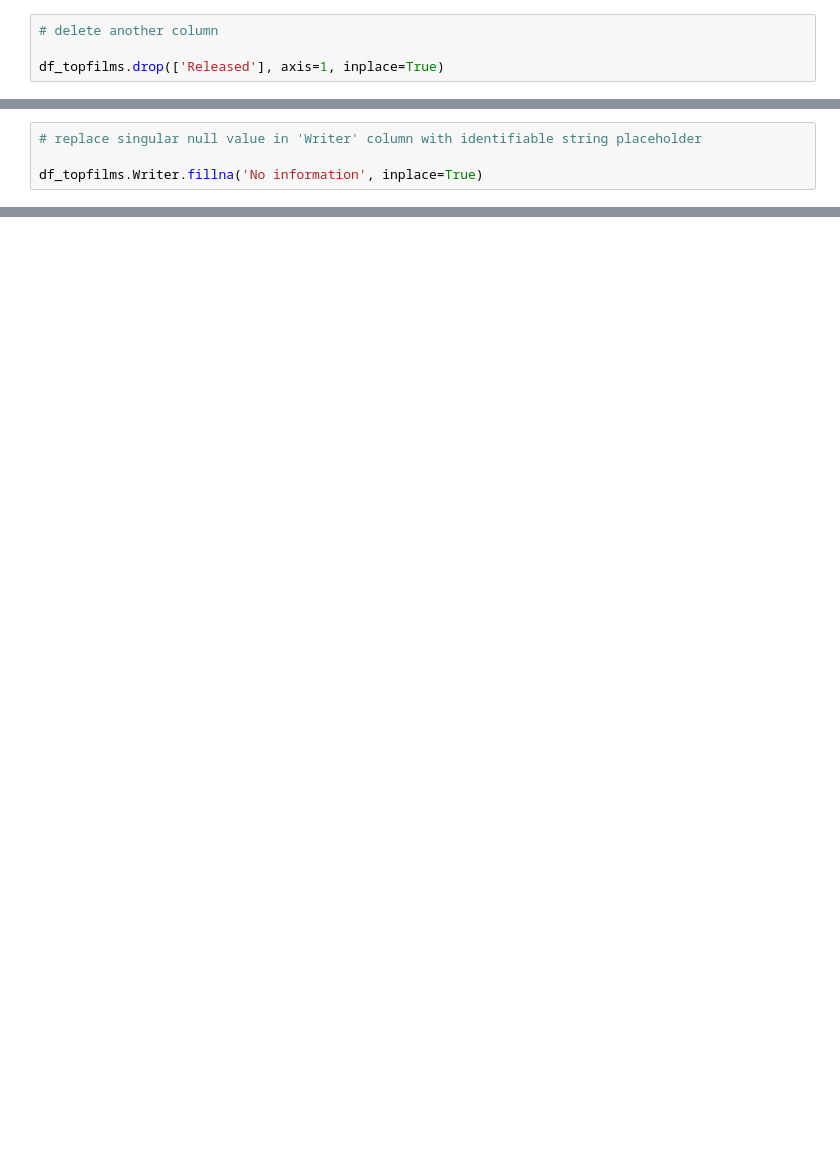
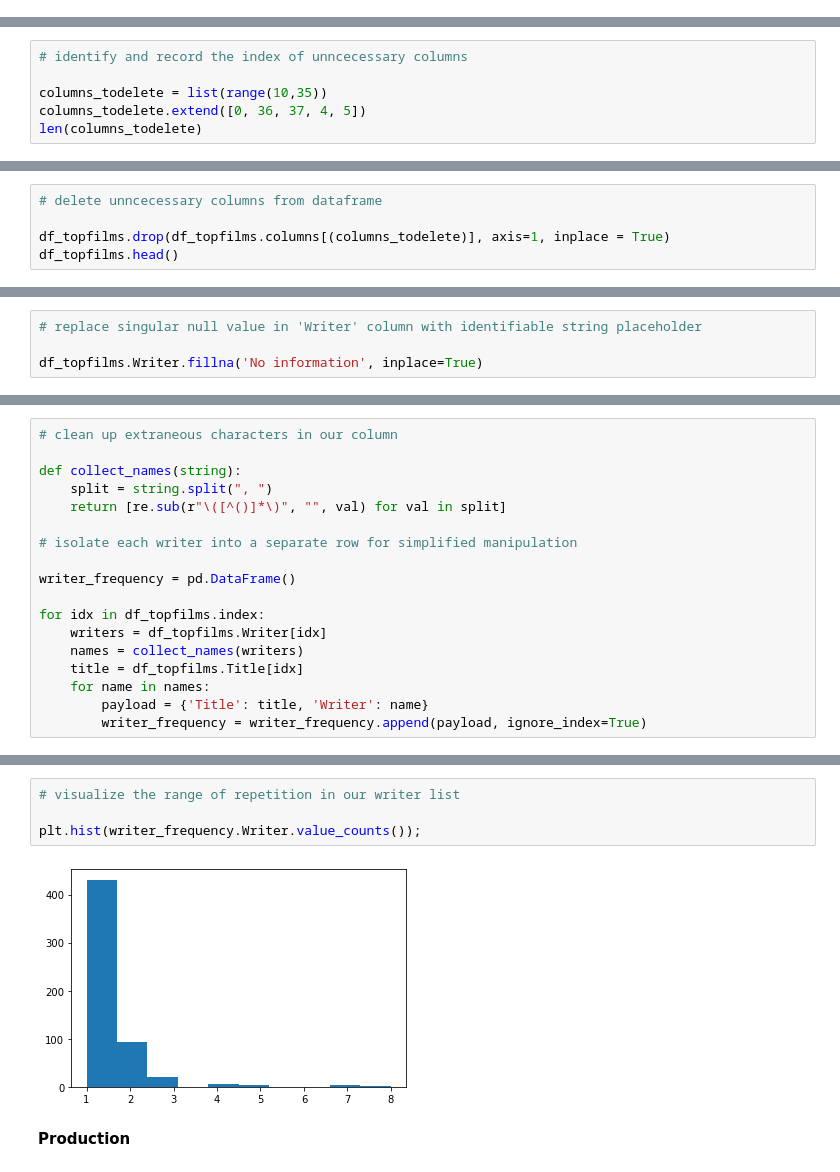
Before and after one commit to sierrafromcalifornia/Film-Analysis-Project, a Jupyter notebook: dsc-film-analysis-project.ipynb, the cells around one changed output, grey strips where cells are left out. Saved outputs shown, nothing was run; the diff lists cells and outputs as text; blank space fills up the shorter version.

Commit message:
Update visualizations and accompanying text

```diff
--- a/dsc-film-analysis-project.ipynb
+++ b/dsc-film-analysis-project.ipynb
@@ -269,4 +108,0 @@ Name: Writer, dtype: bool
-# %%
-# delete another column
-
-df_topfilms.drop(['Released'], axis=1, inplace=True)
@@ -274,0 +312,6 @@ KeyError: "['Released'] not found in axis"
+# %%
+# identify and record the index of unncecessary columns
+
+columns_todelete = list(range(10,35))
+columns_todelete.extend([0, 36, 37, 4, 5])
+len(columns_todelete)
@@ -274,0 +320,5 @@ KeyError: "['Released'] not found in axis"
+# %%
+# delete unncecessary columns from dataframe
+
+df_topfilms.drop(df_topfilms.columns[(columns_todelete)], axis=1, inplace = True)
+df_topfilms.head()
@@ -332,0 +532,18 @@ Questions to consider:
+# %%
+# clean up extraneous characters in our column
+
+def collect_names(string):
+    split = string.split(", ")
+    return [re.sub(r"\([^()]*\)", "", val) for val in split]
+
+# isolate each writer into a separate row for simplified manipulation
+
+writer_frequency = pd.DataFrame()
+
+for idx in df_topfilms.index:
+    writers = df_topfilms.Writer[idx]
+    names = collect_names(writers)
+    title = df_topfilms.Title[idx]
+    for name in names:
+        payload = {'Title': title, 'Writer': name}
+        writer_frequency = writer_frequency.append(payload, ignore_index=True)
@@ -332,0 +567,8 @@ Questions to consider:
+# %%
+# visualize the range of repetition in our writer list
+
+plt.hist(writer_frequency.Writer.value_counts());
+# %% [output]
+[figure, added]
+# %% [markdown]
+**Production**
```
Also changed, not shown: parts of 124 cells of this notebook.
